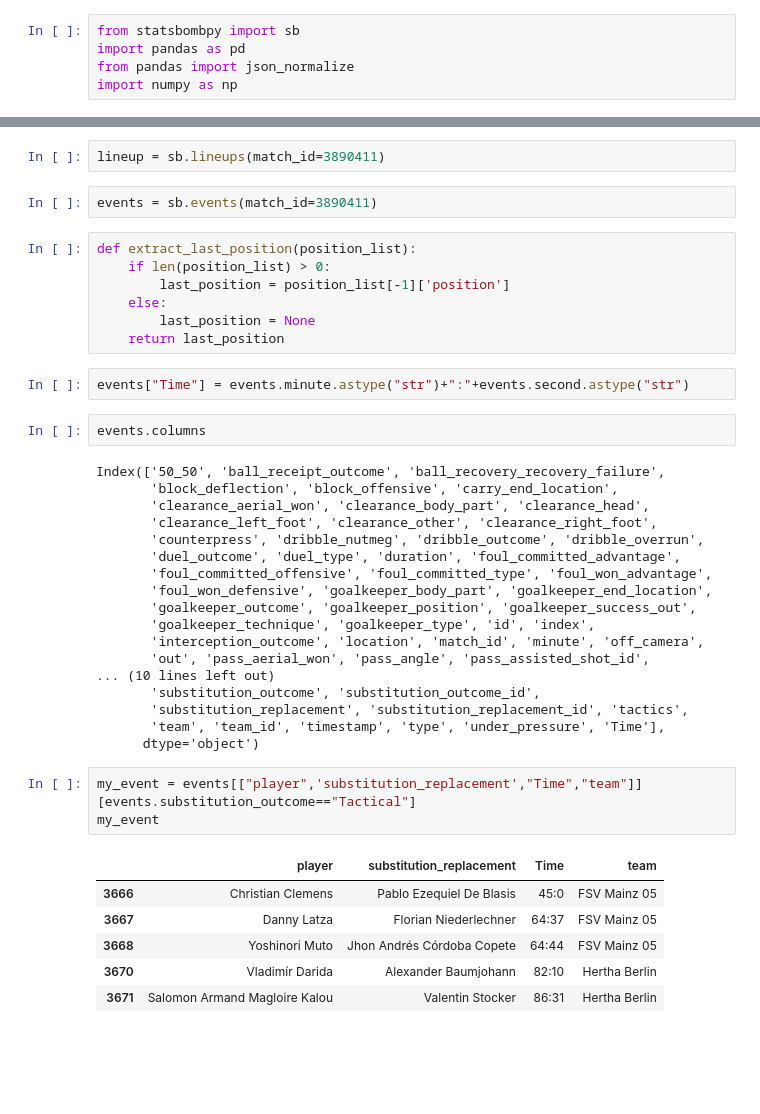
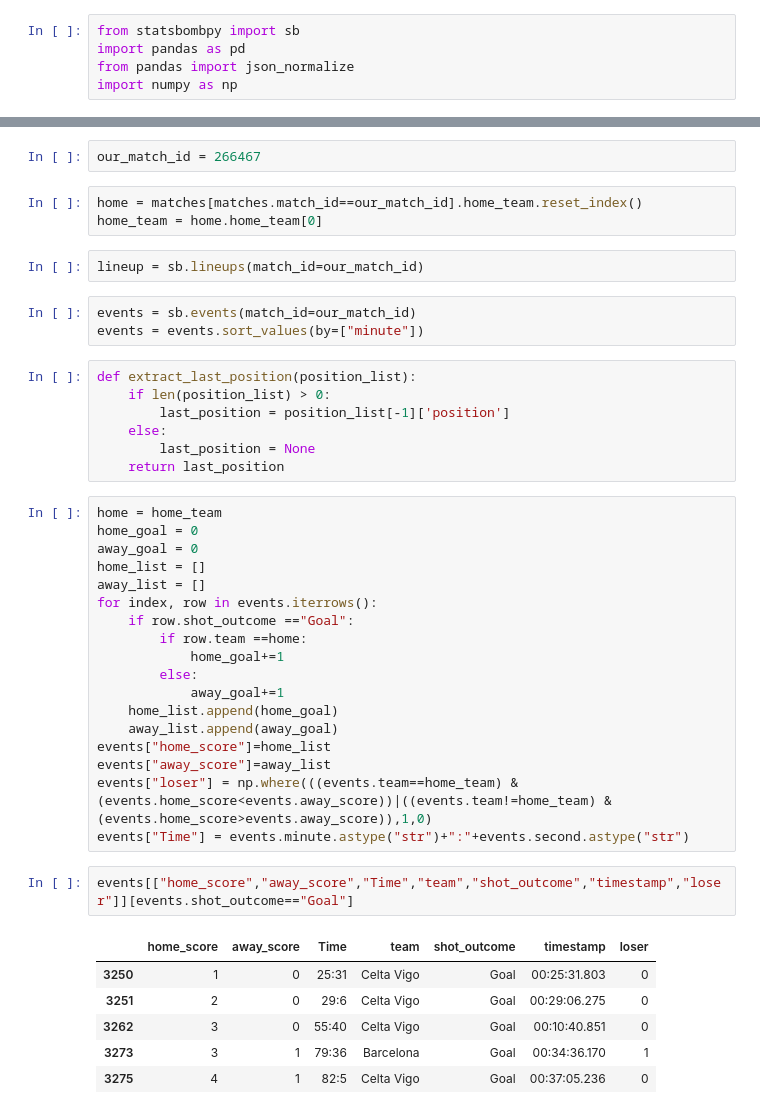
Before and after one commit to conormalone/StatsBomb24, a Jupyter notebook: Substitute_Working.ipynb, the cells around one changed output, grey strips where cells are left out. Cells and saved outputs as stored; diff of their text form; blank space fills up the shorter version.

```diff
--- a/Substitute_Working.ipynb
+++ b/Substitute_Working.ipynb
@@ -39,10 +40,16 @@ sb.matches(competition_id=11, season_id=27)
 | 378 | 266254 | 2016-02-14 | 21:30:00.000 | Spain - La Liga | 2015/2016 | Barcelona | Celta Vigo | 6 | 1 | ... |
 | 379 | 266557 | 2016-04-17 | 20:30:00.000 | Spain - La Liga | 2015/2016 | Barcelona | Valencia | 1 | 2 | ... |
 380 rows × 22 columns
+# %%
+our_match_id = 266467
+# %%
+home = matches[matches.match_id==our_match_id].home_team.reset_index()
+home_team = home.home_team[0]
 # %%
-lineup = sb.lineups(match_id=3890411)
+lineup = sb.lineups(match_id=our_match_id)
 # %%
-events = sb.events(match_id=3890411)
+events = sb.events(match_id=our_match_id)
+events = events.sort_values(by=["minute"])
 # %%
 def extract_last_position(position_list):
     if len(position_list) > 0:
@@ -50,38 +57,33 @@ def extract_last_position(position_list):
     else:
         last_position = None
     return last_position
-# %%
-events["Time"] = events.minute.astype("str")+":"+events.second.astype("str")
-# %%
-events.columns
-# %% [output]
-Index(['50_50', 'ball_receipt_outcome', 'ball_recovery_recovery_failure',
-       'block_deflection', 'block_offensive', 'carry_end_location',
-       'clearance_aerial_won', 'clearance_body_part', 'clearance_head',
-       'clearance_left_foot', 'clearance_other', 'clearance_right_foot',
-       'counterpress', 'dribble_nutmeg', 'dribble_outcome', 'dribble_overrun',
-       'duel_outcome', 'duel_type', 'duration', 'foul_committed_advantage',
-       'foul_committed_offensive', 'foul_committed_type', 'foul_won_advantage',
-       'foul_won_defensive', 'goalkeeper_body_part', 'goalkeeper_end_location',
-       'goalkeeper_outcome', 'goalkeeper_position', 'goalkeeper_success_out',
-       'goalkeeper_technique', 'goalkeeper_type', 'id', 'index',
-       'interception_outcome', 'location', 'match_id', 'minute', 'off_camera',
-       'out', 'pass_aerial_won', 'pass_angle', 'pass_assisted_shot_id',
-... (10 lines left out)
-       'substitution_outcome', 'substitution_outcome_id',
-       'substitution_replacement', 'substitution_replacement_id', 'tactics',
-       'team', 'team_id', 'timestamp', 'type', 'under_pressure', 'Time'],
-      dtype='object')
-# %%
-my_event = events[["player",'substitution_replacement',"Time","team"]][events.substitution_outcome=="Tactical"]
-my_event
-# %% [output]
-|  | player | substitution_replacement | Time | team |
-| 3666 | Christian Clemens | Pablo Ezequiel De Blasis | 45:0 | FSV Mainz 05 |
-| 3667 | Danny Latza | Florian Niederlechner | 64:37 | FSV Mainz 05 |
-| 3668 | Yoshinori Muto | Jhon Andrés Córdoba Copete | 64:44 | FSV Mainz 05 |
-| 3670 | Vladimír Darida | Alexander Baumjohann | 82:10 | Hertha Berlin |
-| 3671 | Salomon Armand Magloire Kalou | Valentin Stocker | 86:31 | Hertha Berlin |
+# %%
+home = home_team
+home_goal = 0
+away_goal = 0
+home_list = []
+away_list = []
+for index, row in events.iterrows():
+    if row.shot_outcome =="Goal":
+        if row.team ==home:
+            home_goal+=1
+        else:
+            away_goal+=1
+    home_list.append(home_goal)
+    away_list.append(away_goal)
+events["home_score"]=home_list
+events["away_score"]=away_list
+events["loser"] = np.where(((events.team==home_team) &(events.home_score<events.away_score))|((events.team!=home_team) &(events.home_score>events.away_score)),1,0)
+events["Time"] = events.minute.astype("str")+":"+events.second.astype("str")
+# %%
+events[["home_score","away_score","Time","team","shot_outcome","timestamp","loser"]][events.shot_outcome=="Goal"]
+# %% [output]
+|  | home_score | away_score | Time | team | shot_outcome | timestamp | loser |
+| 3250 | 1 | 0 | 25:31 | Celta Vigo | Goal | 00:25:31.803 | 0 |
+| 3251 | 2 | 0 | 29:6 | Celta Vigo | Goal | 00:29:06.275 | 0 |
+| 3262 | 3 | 0 | 55:40 | Celta Vigo | Goal | 00:10:40.851 | 0 |
+| 3273 | 3 | 1 | 79:36 | Barcelona | Goal | 00:34:36.170 | 1 |
+| 3275 | 4 | 1 | 82:5 | Celta Vigo | Goal | 00:37:05.236 | 0 |
 # %%
 results = pd.DataFrame()
 for team in events.team.unique():
```
Also changed, not shown: parts of 6 cells of this notebook.
